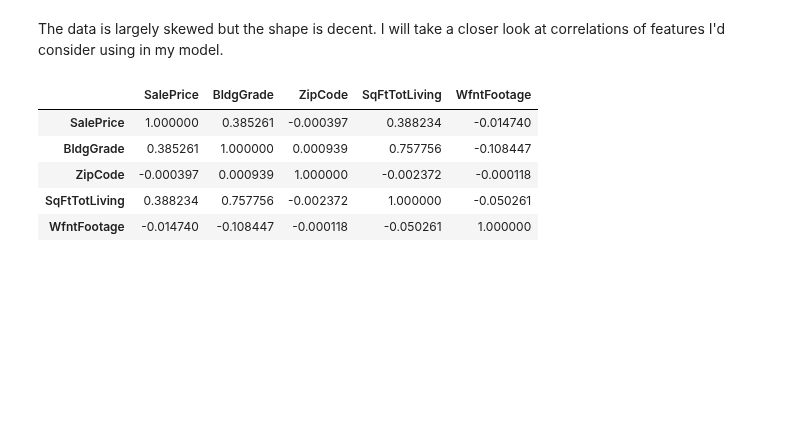
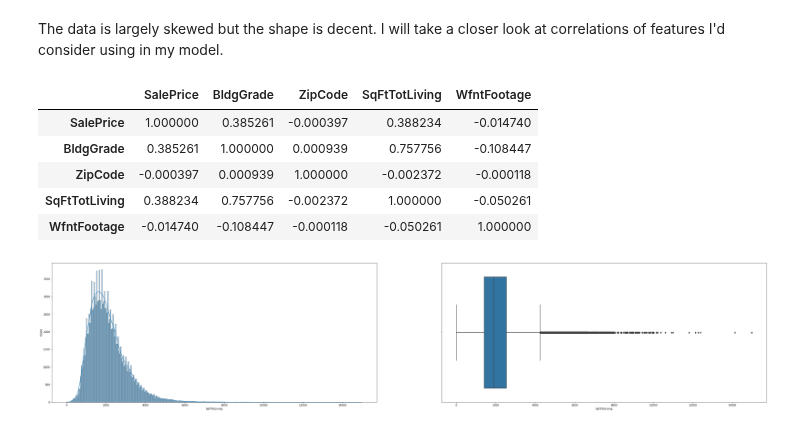
Before and after one commit to samtuleen/King-County-Home-Price-Predictors, a Jupyter notebook: notebooks/exploratory/Feature-Engineering.ipynb, the cells around one changed output. Saved outputs shown, nothing was run; the diff lists cells and outputs as text; code cells hidden in the pictures; blank space fills up the shorter version.

```diff
--- a/notebooks/exploratory/Feature-Engineering.ipynb
+++ b/notebooks/exploratory/Feature-Engineering.ipynb
@@ -49,3 +72,10 @@ data[['SalePrice','BldgGrade','ZipCode','SqFtTotLiving','WfntFootage']].corr()
 | ZipCode | -0.000397 | 0.000939 | 1.000000 | -0.002372 | -0.000118 |
 | SqFtTotLiving | 0.388234 | 0.757756 | -0.002372 | 1.000000 | -0.050261 |
 | WfntFootage | -0.014740 | -0.108447 | -0.000118 | -0.050261 | 1.000000 |
+# %%
+#There seems to be some correlation between SalePrice and SqFtTotLiving, as well as BldgGrade
+fig, ax = plt.subplots(1,2, figsize=(50,10))
+sns.histplot(data.SqFtTotLiving, kde=True, ax = ax[0])
+sns.boxplot(data.SqFtTotLiving, ax= ax[1]);
+# %% [output]
+[figure, added]
```
Also changed, not shown: parts of 28 cells of this notebook, 1 other file.
